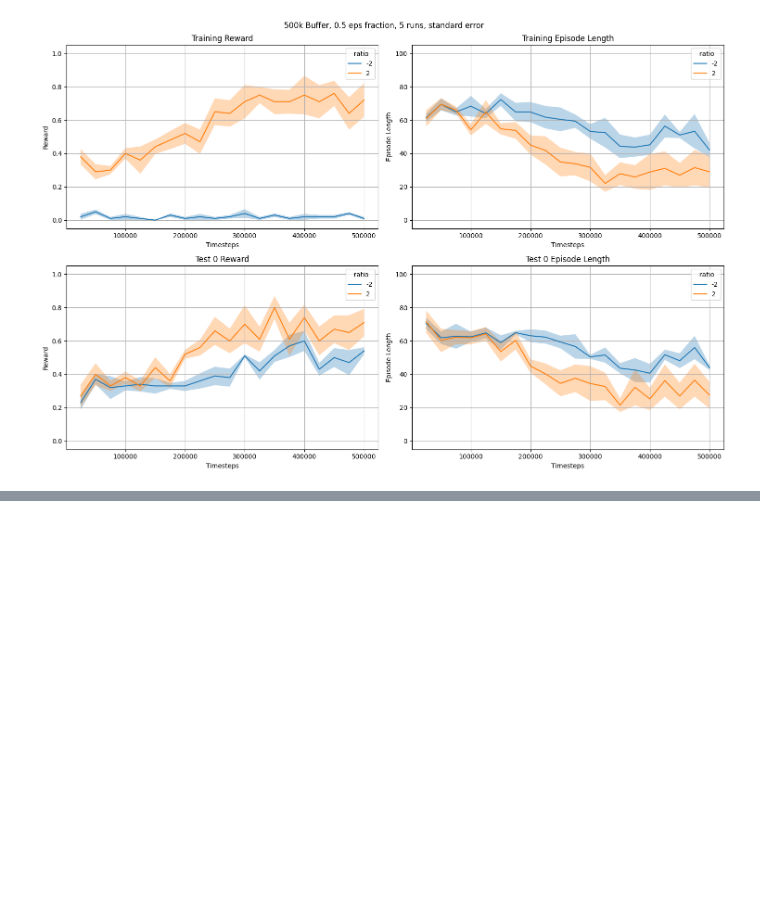
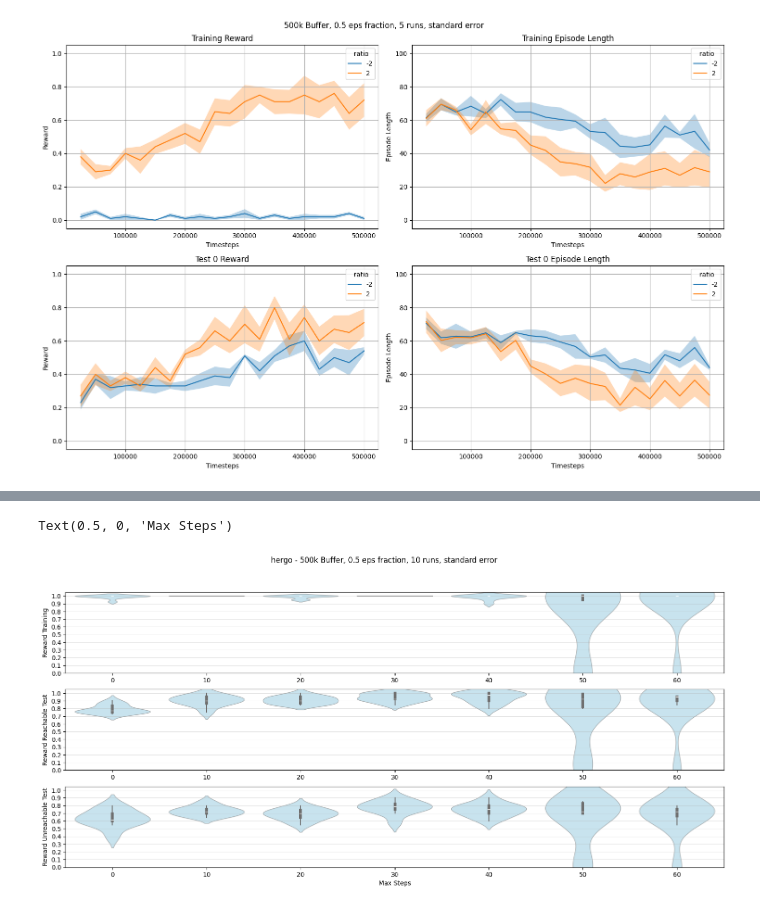
Before and after one commit to felixk29/fix_her, a Jupyter notebook: experiments/visualization.ipynb, the cells around one changed output, grey strips where cells are left out. Saved outputs shown, nothing was run; the diff lists cells and outputs as text; code cells hidden in the pictures; blank space fills up the shorter version.

```diff
--- a/experiments/visualization.ipynb
+++ b/experiments/visualization.ipynb
@@ -587,0 +300,62 @@ plt.tight_layout()
+# %%
+## Bar chart comparing final results of different steps for RandomWalk (generalized)
+
+import matplotlib.pyplot as plt
+import matplotlib as mpl
+import numpy as np
+import seaborn as sns
+
+buffersize=500 #in k
+runs=10
+start=0
+method='hergo' # 'base','intrinsicRandomWalk','tp','hergo','randomStart','base_rnd'
+experiment='hyperHergo'
+values=[0,10,20,30,40,50,60]
+valuesLength=len(values)
+namedict={'tr':'Training','0':'Unreachable Test','100':'Reachable Test'}
+
+def load_data(env, epsilon=1.0):
+    if epsilon==0:
+        tmp=[np.load(f"./logs/base_b{buffersize}k/main_e100/{env}/{i}/evaluations.npz") for i in range(start,runs+start)]
+    elif epsilon==30:
+        tmp=[np.load(f"./logs/{method}_b{buffersize}k/main_e100/{env}/{i}/evaluations.npz") for i in range(start,runs+start)]
+    else:
+        tmp=[np.load(f"./logs/{method}_b{buffersize}k/{experiment}_e{round(epsilon*100)}/{env}/{i}/evaluations.npz") for i in range(start,runs+start)]
+
+    dt={}
+    dt['results']=np.array([np.mean(i['results'],axis=1) for i in tmp])
+    dt['ep_lengths']=np.array([np.mean(i['ep_lengths'],axis=1) for i in tmp])
+    dt['timesteps']=tmp[0]['timesteps']
+    return dt
+
+results={}
+
+for val in values:
+    results[val]={}
+    for env in ['tr', '0', '100']:
+        results[val][env]=load_data(env,val)
+
+fig, ax = plt.subplots(3,1, figsize=(5+(2*valuesLength),8))
+
+fig.suptitle(f"{method} - {buffersize}k Buffer, 0.5 eps fraction, {runs} runs, standard error")
+
+for i,env in enumerate(['tr', '100', '0']):
+    ax[i].set_ylabel(f'Reward {env}')
+
+    for val in values:
+        data=[]
+        for run in range(runs):
+            data.append(results[val][env]['results'][run][-1])
+        sns.violinplot(x=val, y=data, ax=ax[i], color='skyblue', alpha=0.5, linewidth=1)
+        #ax[i].bar(val,np.mean(data),yerr=np.std(data)/np.sqrt(runs), capsize=5, edgecolor='black',label=f'{val} steps')
+    ax[i].set_ylim(0.00,1.05)
+    ax[i].set_ylabel(f'Reward {namedict[env]}')
+    ax[i].set_yticks([i/10 for i in range(0,11)])
+    ax[i].set_xticks(range(valuesLength))
+    ax[i].set_xticklabels([f'{v}' for v in values])
+
+    ax[i].grid(axis='y', linestyle='-', linewidth=0.5, alpha=0.5, zorder=-1)
+ax[2].set_xlabel('Max Steps')
+# %% [output]
+Text(0.5, 0, 'Max Steps')
+[figure, added]
```
Also changed, not shown: parts of 7 cells of this notebook, 49 other files.
